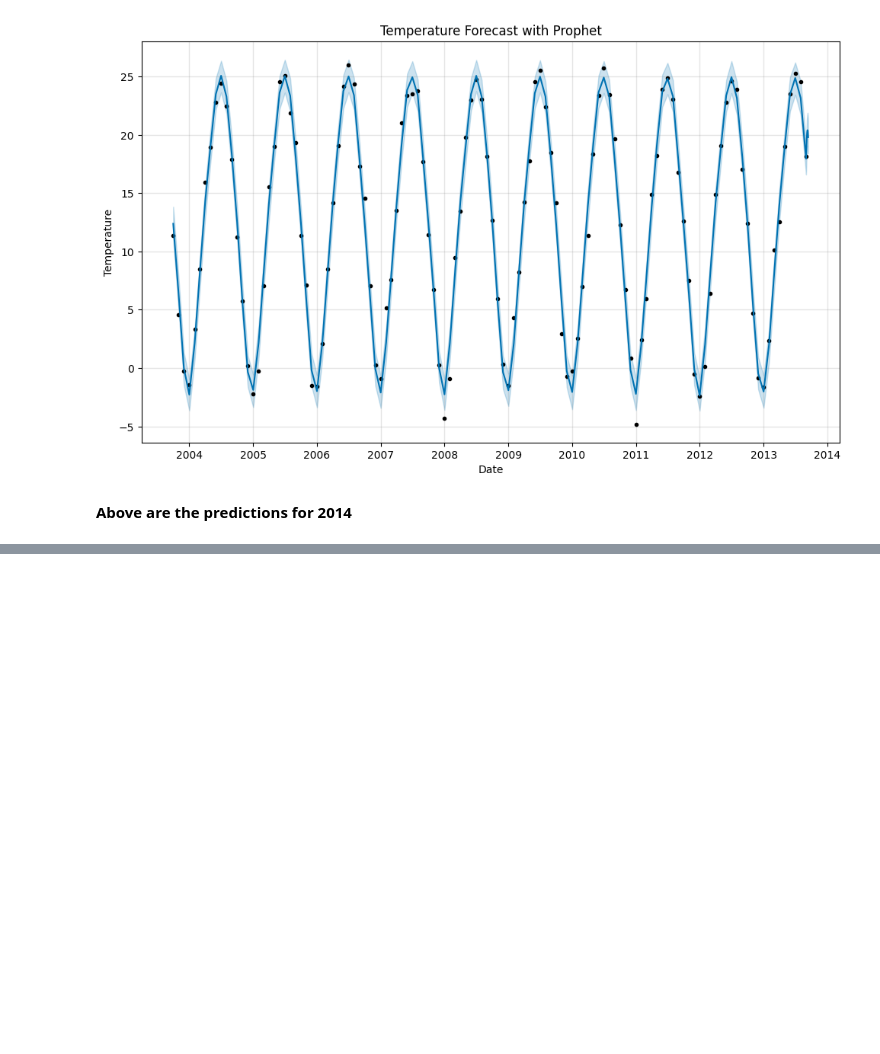
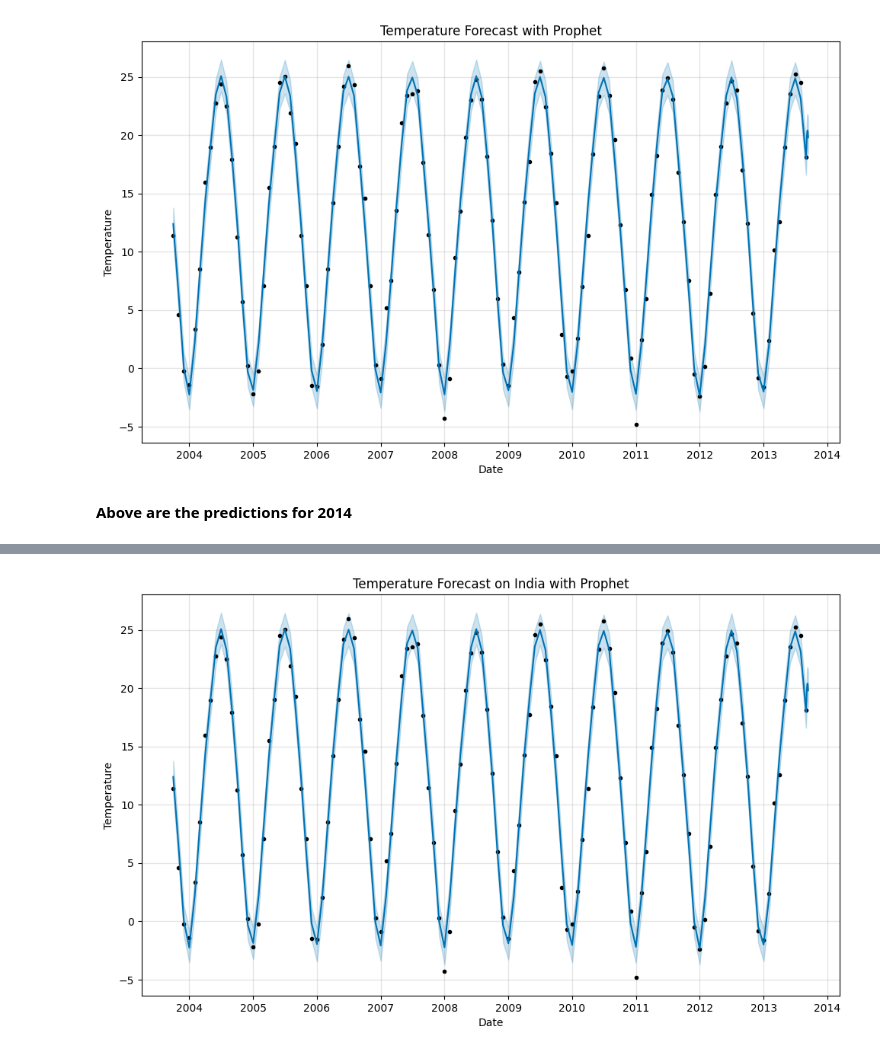
Before and after one commit to shivank124/Kaggle, a Jupyter notebook: global-temperature-records-1850-2022.ipynb, the cells around one changed output, grey strips where cells are left out. Cells and saved outputs as stored; diff of their text form; code cells hidden in the pictures; blank space fills up the shorter version.

```diff
--- a/global-temperature-records-1850-2022.ipynb
+++ b/global-temperature-records-1850-2022.ipynb
@@ -307,0 +387,8 @@ plt.show()
+# %%
+fig = model.plot(forecast)
+plt.title('Temperature Forecast on India with Prophet')
+plt.xlabel('Date')
+plt.ylabel('Temperature')
+plt.show()
+# %% [output]
+[figure, added]
```
Also changed, not shown: parts of 14 cells of this notebook.
